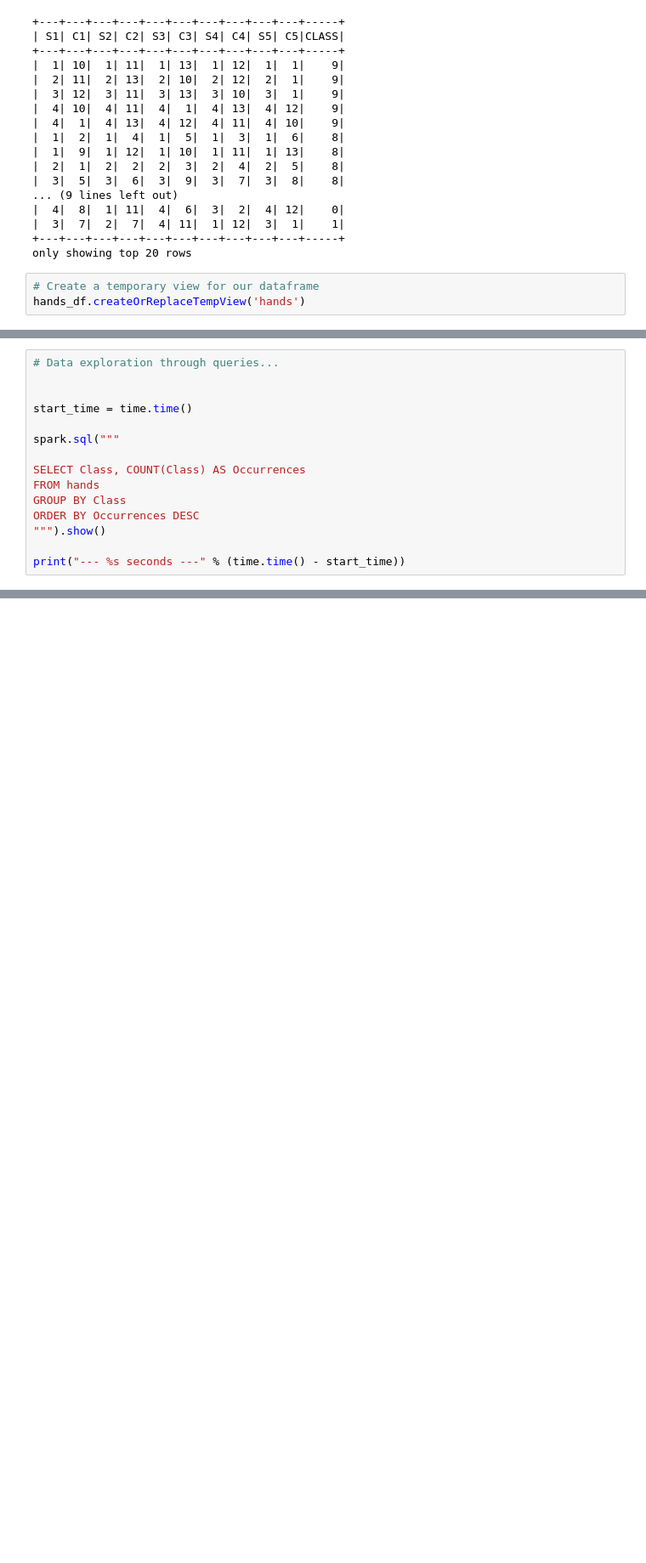
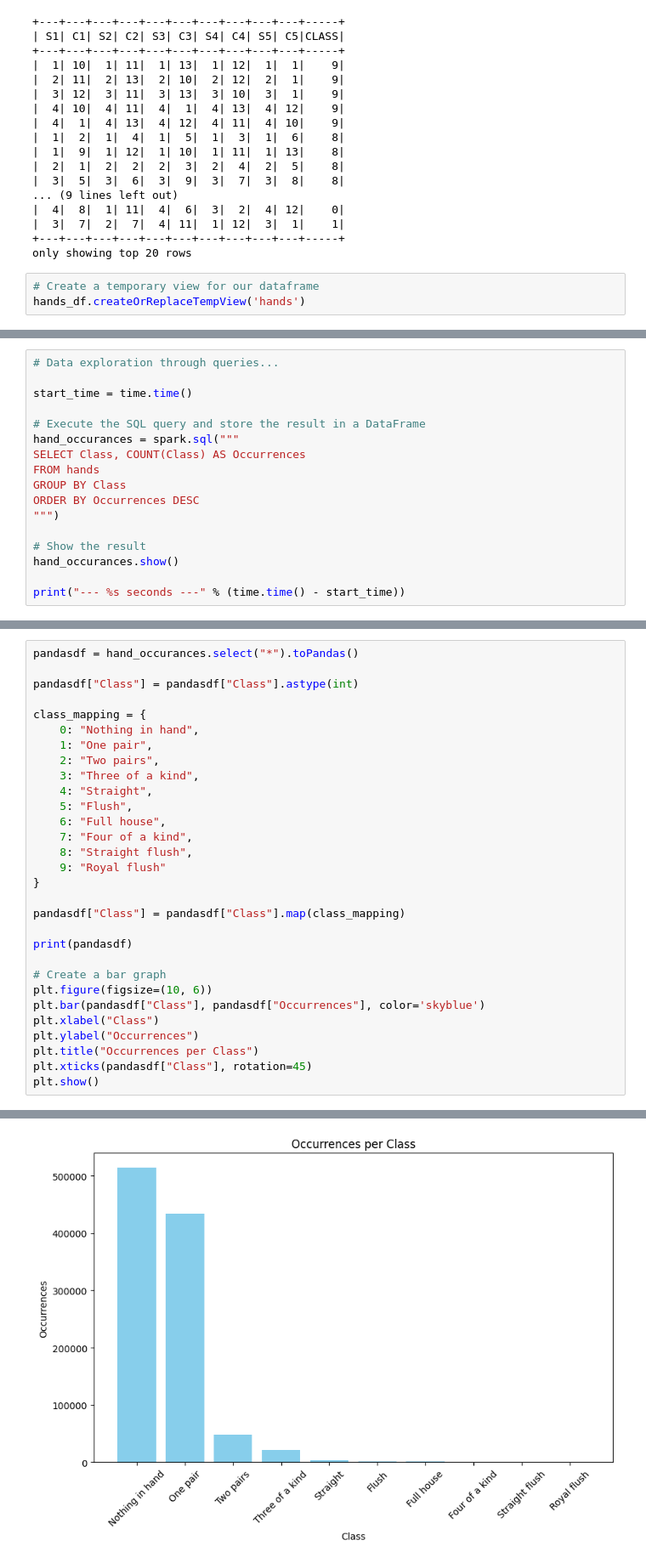
Before and after one commit to myhre062/Project-Poker-Predicition, a Jupyter notebook: Project_4_Spark_SQL.ipynb, the cells around one changed output, grey strips where cells are left out. Shown at 85% size. Saved outputs shown, nothing was run; the diff lists cells and outputs as text; blank space fills up the shorter version.

Commit message:
visuals

```diff
--- a/Project_4_Spark_SQL.ipynb
+++ b/Project_4_Spark_SQL.ipynb
@@ -99,16 +104,18 @@ print("--- %s seconds ---" % (time.time() - start_time))
 # %%
 # Data exploration through queries...
 
-
 start_time = time.time()
 
-spark.sql("""
-
+# Execute the SQL query and store the result in a DataFrame
+hand_occurances = spark.sql("""
 SELECT Class, COUNT(Class) AS Occurrences
 FROM hands
 GROUP BY Class
 ORDER BY Occurrences DESC
-""").show()
+""")
+
+# Show the result
+hand_occurances.show()
 
 print("--- %s seconds ---" % (time.time() - start_time))
 # %% [output]
@@ -130,0 +138,31 @@ print("--- %s seconds ---" % (time.time() - start_time))
+# %%
+pandasdf = hand_occurances.select("*").toPandas()
+
+pandasdf["Class"] = pandasdf["Class"].astype(int)
+
+class_mapping = {
+    0: "Nothing in hand",
+    1: "One pair",
+    2: "Two pairs",
+    3: "Three of a kind",
+    4: "Straight",
+    5: "Flush",
+    6: "Full house",
+    7: "Four of a kind",
+    8: "Straight flush",
+    9: "Royal flush"
+}
+
+pandasdf["Class"] = pandasdf["Class"].map(class_mapping)
+
+print(pandasdf)
+
+# Create a bar graph
+plt.figure(figsize=(10, 6))
+plt.bar(pandasdf["Class"], pandasdf["Occurrences"], color='skyblue')
+plt.xlabel("Class")
+plt.ylabel("Occurrences")
+plt.title("Occurrences per Class")
+plt.xticks(pandasdf["Class"], rotation=45)
+plt.show()
+# %% [output]
@@ -131,3 +180,4 @@ print("--- %s seconds ---" % (time.time() - start_time))
+[figure, added]
 # %%
 # Here we have added the hint to Broadcast the lookup table.
 start_time = time.time()
```
Also changed, not shown: parts of 7 cells of this notebook, 1 other file.
